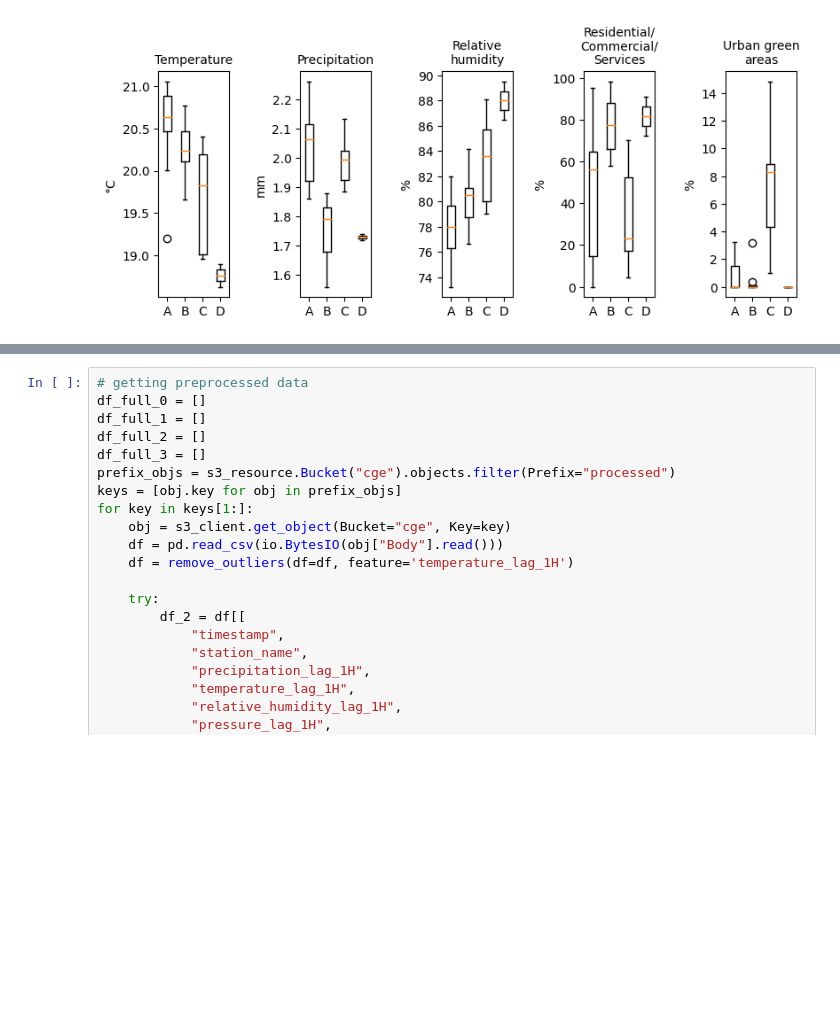
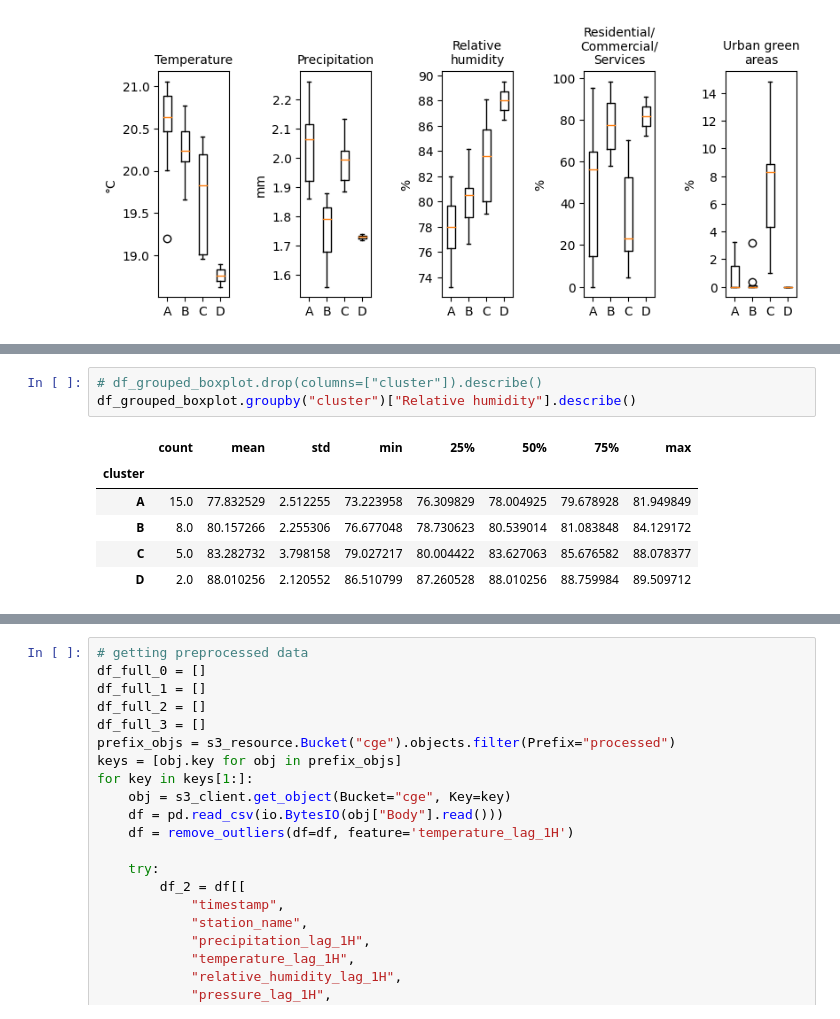
Before and after one commit to plbalmeida/ml-uhi, a Jupyter notebook: notebooks/2.0-eda.ipynb, the cells around one changed output, grey strips where cells are left out. Drawn from its saved outputs; the diff is of its cells as text; blank space fills up the shorter version.

```diff
--- a/notebooks/2.0-eda.ipynb
+++ b/notebooks/2.0-eda.ipynb
@@ -674,0 +695,10 @@ plt.show()
+# %%
+# df_grouped_boxplot.drop(columns=["cluster"]).describe()
+df_grouped_boxplot.groupby("cluster")["Relative humidity"].describe()
+# %% [output]
+|  | count | mean | std | min | 25% | 50% | 75% | max |
+| cluster |  |  |  |  |  |  |  |  |
+| A | 15.0 | 77.832529 | 2.512255 | 73.223958 | 76.309829 | 78.004925 | 79.678928 | 81.949849 |
+| B | 8.0 | 80.157266 | 2.255306 | 76.677048 | 78.730623 | 80.539014 | 81.083848 | 84.129172 |
+| C | 5.0 | 83.282732 | 3.798158 | 79.027217 | 80.004422 | 83.627063 | 85.676582 | 88.078377 |
+| D | 2.0 | 88.010256 | 2.120552 | 86.510799 | 87.260528 | 88.010256 | 88.759984 | 89.509712 |
```
Also changed, not shown: parts of 5 cells of this notebook.
